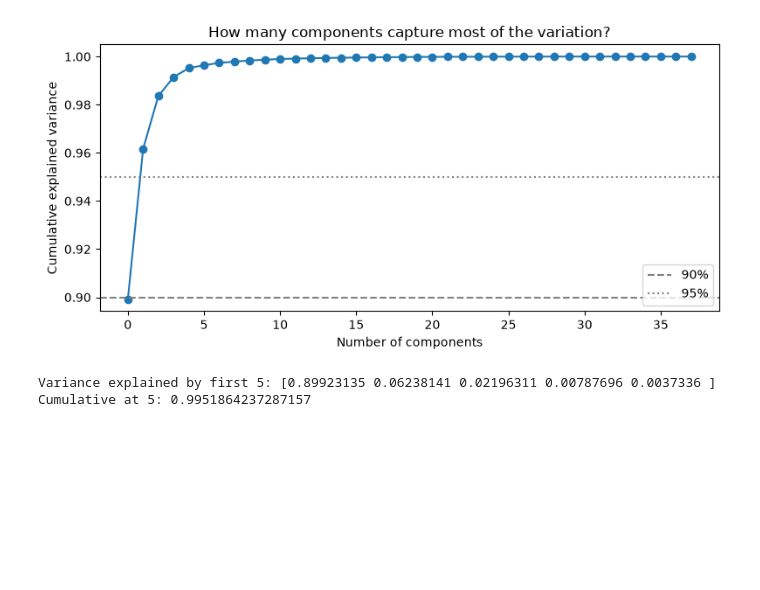
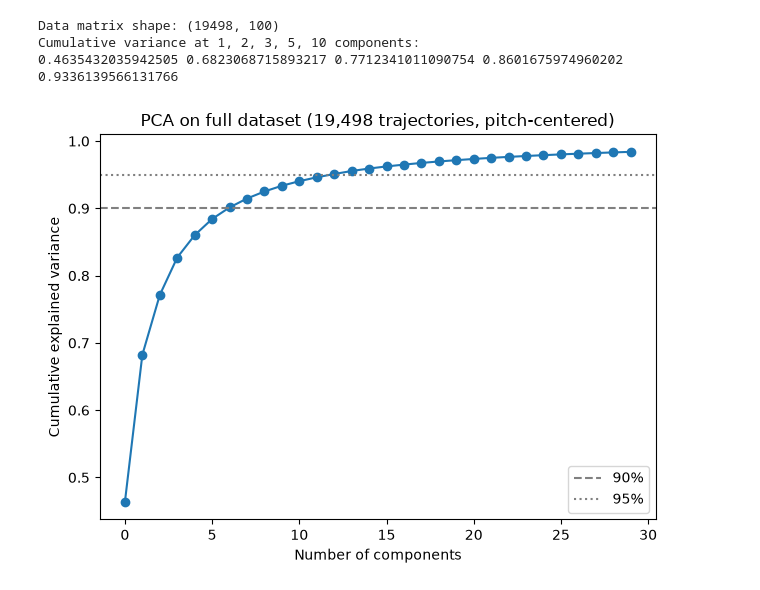
Before and after one commit to netra-khot/mouse-vocalization-2026, a Jupyter notebook: data_prep/pca.ipynb, the cells around one changed output. Saved outputs shown, nothing was run; the diff lists cells and outputs as text; code cells hidden in the pictures; blank space fills up the shorter version.

Commit message:
downloaded entire dataset + ran pca analysis

```diff
--- a/data_prep/pca.ipynb
+++ b/data_prep/pca.ipynb
@@ -51,13 +13,0 @@ df[df["active"] == 1].head(10)
-# %%
-# starting with 50 files, so its like enough for the PCA to be meaningful
-sample_files = train_files[:50]
-
-trajectory_csvs = []
-for f in sample_files:
-    try:
-        output_path = export_mft(f, output_dir="data/mft_output")
-        trajectory_csvs.append(output_path)
-    except Exception as e:
-        print(f"Failed on {f.name}: {e}")
-
-print(f"Successfully processed {len(trajectory_csvs)} files")
@@ -113,24 +89,33 @@ Data matrix shape: (38, 100)
+# %%
+from sklearn.decomposition import PCA
+
+X = np.stack(resampled_trajectories)
+print("Data matrix shape:", X.shape)  # should be (19498, 100)
+
+X_centered = X - X.mean(axis=1, keepdims=True)
+
+pca_full = PCA()
+pca_full.fit(X_centered)
+
+cumulative_variance = np.cumsum(pca_full.explained_variance_ratio_)
+
+print("Cumulative variance at 1, 2, 3, 5, 10 components:")
+print(cumulative_variance[0], cumulative_variance[1], cumulative_variance[2], cumulative_variance[4], cumulative_variance[9])
+# %% [output]
+Data matrix shape: (19498, 100)
+Cumulative variance at 1, 2, 3, 5, 10 components:
+0.4635432035942505 0.6823068715893217 0.7712341011090754 0.8601675974960202 0.9336139566131766
 # %%
-pca_full = PCA()  # no n_components limit, computes all of them
-pca_full.fit(X)
+import matplotlib.pyplot as plt
 
-explained_variance = pca_full.explained_variance_ratio_
-cumulative_variance = np.cumsum(explained_variance)
-
-plt.figure(figsize=(8, 4))
-plt.plot(cumulative_variance, marker='o')
+plt.plot(cumulative_variance[:30], marker='o')
 plt.xlabel("Number of components")
 plt.ylabel("Cumulative explained variance")
 plt.axhline(0.90, color='gray', linestyle='--', label='90%')
 plt.axhline(0.95, color='gray', linestyle=':', label='95%')
 plt.legend()
-plt.title("How many components capture most of the variation?")
+plt.title("PCA on full dataset (19,498 trajectories, pitch-centered)")
 plt.tight_layout()
 plt.show()
-
-print("Variance explained by first 5:", explained_variance[:5])
-print("Cumulative at 5:", cumulative_variance[4])
 # %% [output]
-[figure, old version]
+[figure, new version]
-Variance explained by first 5: [0.89923135 0.06238141 0.02196311 0.00787696 0.0037336 ]
-Cumulative at 5: 0.9951864237287157
```
Also changed, not shown: parts of 11 cells of this notebook, 7 other files.
